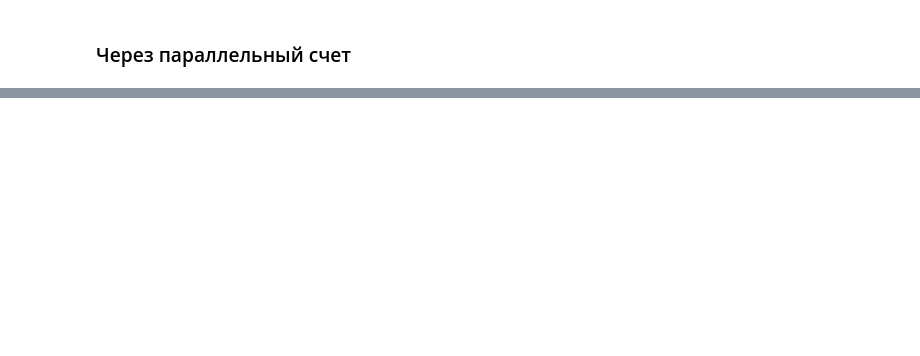
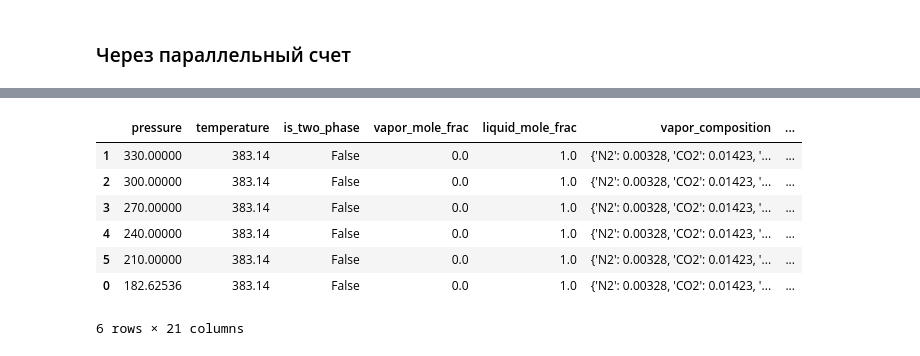
Before and after one commit to SidorenkoDD/PVTcalc, a Jupyter notebook: test_notebook.ipynb, the cells around one changed output, grey strips where cells are left out. Cells and saved outputs as stored; diff of their text form; code cells hidden in the pictures; blank space fills up the shorter version.

```diff
--- a/test_notebook.ipynb
+++ b/test_notebook.ipynb
@@ -6,6 +6,6 @@ from _src.VLE.PhaseEquilibriumNewtonV2 import PhaseEquilibriumNewton
 from _src.Utils.FluidPropertiesCalculatorV2 import FluidPropertiesCalculator
 from _src.EOS.BaseEOS import EOSType
 # %%
-composition_db = Composition.from_db(r'/Users/daniilsidorenko/Desktop/pvt_module/PVTcalc/models.json')
+composition_db = Composition.from_db(r'C:\Users\user\Desktop\PVTcalc\models.json')
 # %%
-comp_KRSNL = composition_db.KRSNL_1
+comp_KRSNL = composition_db.KRSNL_PVTSIM
@@ -1156,0 +1150,5 @@ crit_point_obj_par.calculate()
+# %%
+cce = CCE(comp_KRSNL, [330, 300, 270, 240, 210], 110)
+# %%
+cce.calculate()
+# %% [output]
@@ -1156,0 +1161,8 @@ crit_point_obj_par.calculate()
+|  | pressure | temperature | is_two_phase | vapor_mole_frac | liquid_mole_frac | vapor_composition | ... |
+| 1 | 330.00000 | 383.14 | False | 0.0 | 1.0 | {'N2': 0.00328, 'CO2': 0.01423, '... | ... |
+| 2 | 300.00000 | 383.14 | False | 0.0 | 1.0 | {'N2': 0.00328, 'CO2': 0.01423, '... | ... |
+| 3 | 270.00000 | 383.14 | False | 0.0 | 1.0 | {'N2': 0.00328, 'CO2': 0.01423, '... | ... |
+| 4 | 240.00000 | 383.14 | False | 0.0 | 1.0 | {'N2': 0.00328, 'CO2': 0.01423, '... | ... |
+| 5 | 210.00000 | 383.14 | False | 0.0 | 1.0 | {'N2': 0.00328, 'CO2': 0.01423, '... | ... |
+| 0 | 182.62536 | 383.14 | False | 0.0 | 1.0 | {'N2': 0.00328, 'CO2': 0.01423, '... | ... |
+6 rows × 21 columns
```
Also changed, not shown: parts of 18 cells of this notebook, 7 other files.
